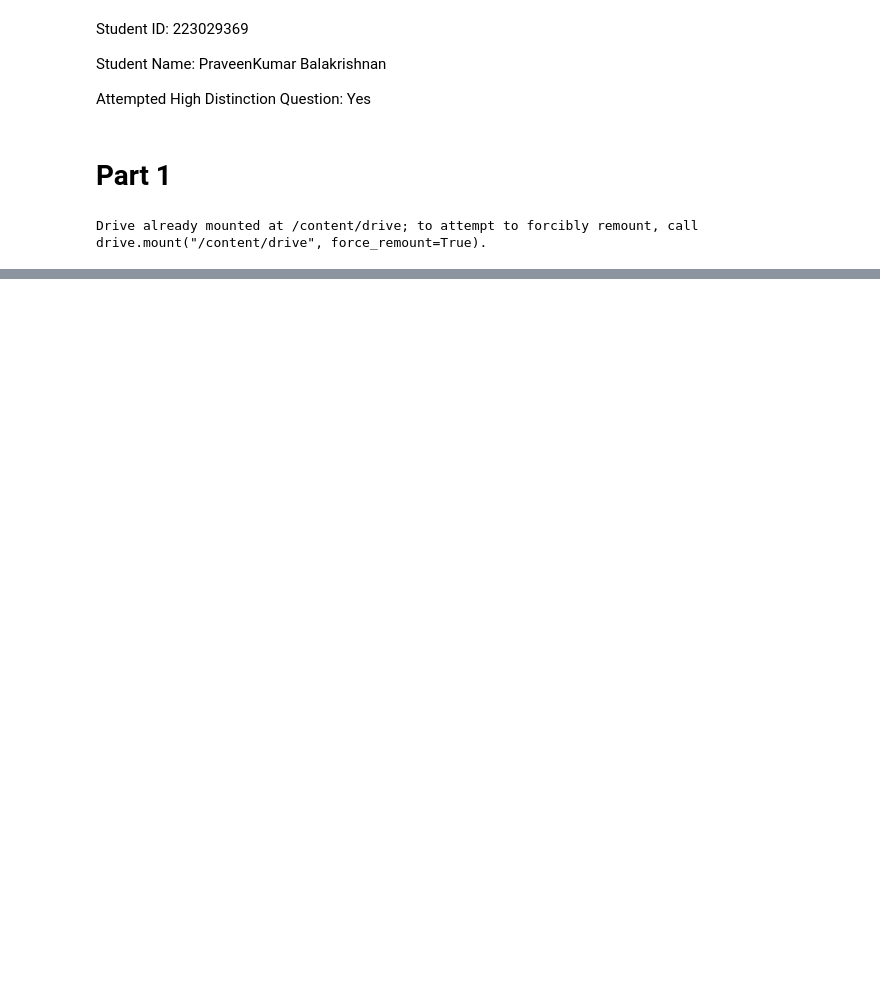
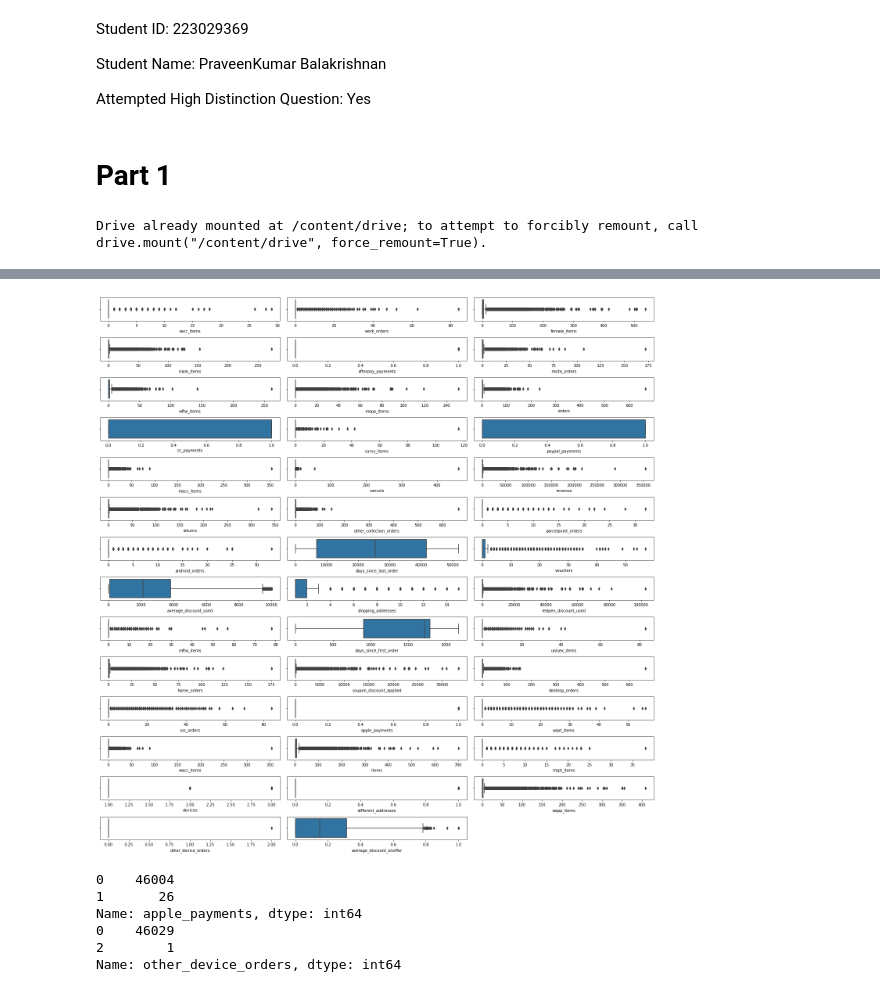
Before and after one commit to praveenkumarbalakrishnan/tasks, a Jupyter notebook: SIG742Task2.ipynb, the cells around one changed output, grey strips where cells are left out. Drawn from its saved outputs; the diff is of its cells as text; code cells hidden in the pictures; blank space fills up the shorter version.

```diff
--- a/SIG742Task2.ipynb
+++ b/SIG742Task2.ipynb
@@ -65,0 +82,4 @@ df.describe()
+# %%
+numerical_cols, categorical_cols = column_list(df)
+print("Numerical columns list:", numerical_cols)
+print("Categorical columns list:", categorical_cols)
@@ -65,0 +178,29 @@ df.describe()
+# %%
+# Plot box plot to check for any extreme values
+# Observed skewness in the below columns
+# afterpay_payments, apple_payments, different_addresses, devices\
+# and other_device_orders
+fig = plt.figure(figsize=(20,20))
+a = 14
+b = 3
+c = 1
+for col in numerical_cols:
+    plt.subplot(a, b, c)
+    sns.boxplot(x=col, data=df)
+    c = c + 1
+
+plt.tight_layout()
+plt.show()
+# %% [output]
+[figure, added]
+# %%
+# apple_payments & other_device_orders are extremely skewed
+print(df['apple_payments'].value_counts())
+print(df['other_device_orders'].value_counts())
+# %% [output]
+0    46004
+1       26
+Name: apple_payments, dtype: int64
+0    46029
+2        1
+Name: other_device_orders, dtype: int64
```
Also changed, not shown: parts of 15 cells of this notebook.
